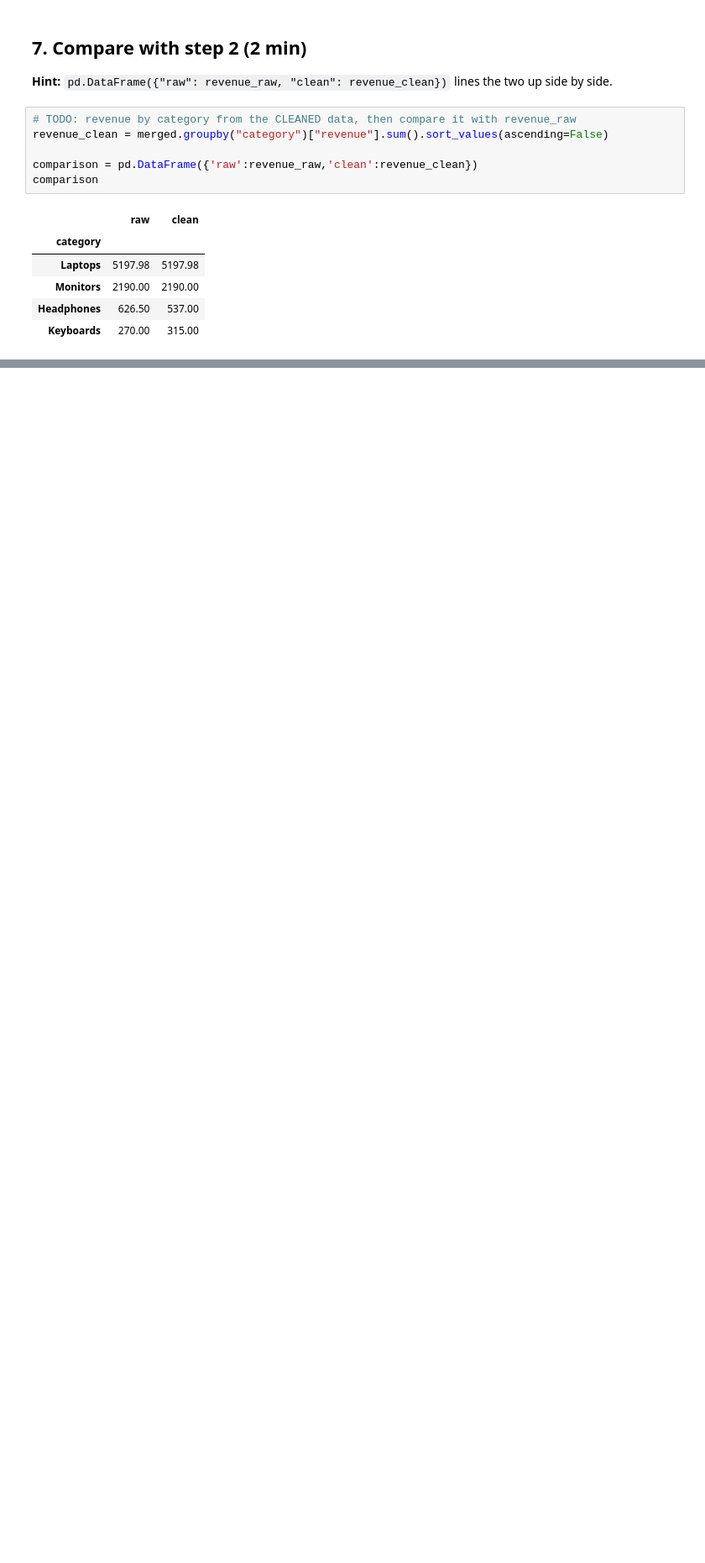
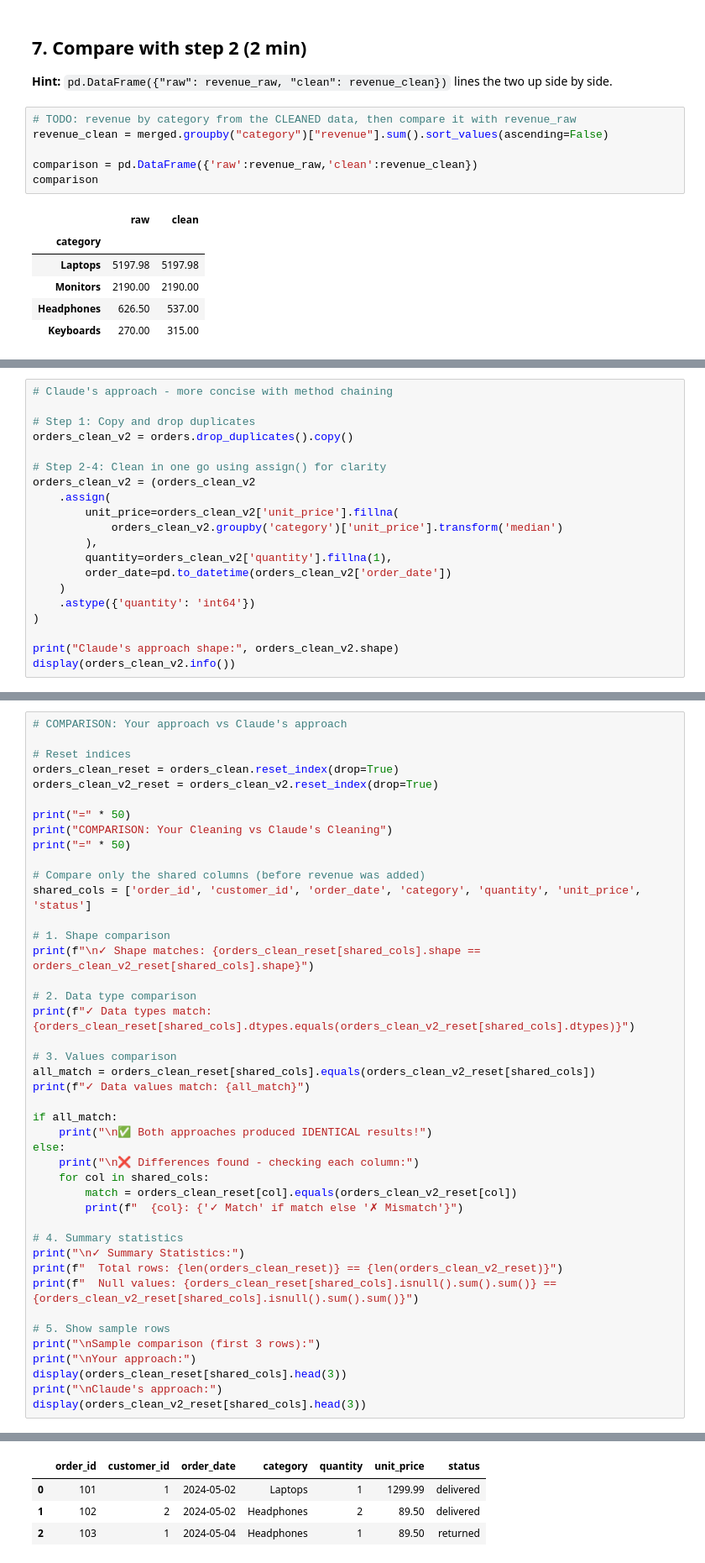
Before and after one commit to ingepsicomaster/SoftwareTools, a Jupyter notebook: w4/AML3303_Week3_InClass_Lab.ipynb, the cells around one changed output, grey strips where cells are left out. Shown at 84% size. Drawn from its saved outputs; the diff is of its cells as text; blank space fills up the shorter version.

```diff
--- a/w4/AML3303_Week3_InClass_Lab.ipynb
+++ b/w4/AML3303_Week3_InClass_Lab.ipynb
@@ -321,0 +346,20 @@ Save the notebook, push it to your GitHub repo, and paste the repo link in the c
+# %%
+# Claude's approach - more concise with method chaining
+
+# Step 1: Copy and drop duplicates
+orders_clean_v2 = orders.drop_duplicates().copy()
+
+# Step 2-4: Clean in one go using assign() for clarity
+orders_clean_v2 = (orders_clean_v2
+    .assign(
+        unit_price=orders_clean_v2['unit_price'].fillna(
+            orders_clean_v2.groupby('category')['unit_price'].transform('median')
+        ),
+        quantity=orders_clean_v2['quantity'].fillna(1),
+        order_date=pd.to_datetime(orders_clean_v2['order_date'])
+    )
+    .astype({'quantity': 'int64'})
+)
+
+print("Claude's approach shape:", orders_clean_v2.shape)
+display(orders_clean_v2.info())
@@ -321,0 +385,44 @@ Save the notebook, push it to your GitHub repo, and paste the repo link in the c
+# %%
+# COMPARISON: Your approach vs Claude's approach
+
+# Reset indices
+orders_clean_reset = orders_clean.reset_index(drop=True)
+orders_clean_v2_reset = orders_clean_v2.reset_index(drop=True)
+
+print("=" * 50)
+print("COMPARISON: Your Cleaning vs Claude's Cleaning")
+print("=" * 50)
+
+# Compare only the shared columns (before revenue was added)
+shared_cols = ['order_id', 'customer_id', 'order_date', 'category', 'quantity', 'unit_price', 'status']
+
+# 1. Shape comparison
+print(f"\n✓ Shape matches: {orders_clean_reset[shared_cols].shape == orders_clean_v2_reset[shared_cols].shape}")
+
+# 2. Data type comparison
+print(f"✓ Data types match: {orders_clean_reset[shared_cols].dtypes.equals(orders_clean_v2_reset[shared_cols].dtypes)}")
+
+# 3. Values comparison
+all_match = orders_clean_reset[shared_cols].equals(orders_clean_v2_reset[shared_cols])
+print(f"✓ Data values match: {all_match}")
+
+if all_match:
+    print("\n✅ Both approaches produced IDENTICAL results!")
+else:
+    print("\n❌ Differences found - checking each column:")
+    for col in shared_cols:
+        match = orders_clean_reset[col].equals(orders_clean_v2_reset[col])
+        print(f"  {col}: {'✓ Match' if match else '✗ Mismatch'}")
+
+# 4. Summary statistics
+print("\n✓ Summary Statistics:")
+print(f"  Total rows: {len(orders_clean_reset)} == {len(orders_clean_v2_reset)}")
+print(f"  Null values: {orders_clean_reset[shared_cols].isnull().sum().sum()} == {orders_clean_v2_reset[shared_cols].isnull().sum().sum()}")
+
+# 5. Show sample rows
+print("\nSample comparison (first 3 rows):")
+print("\nYour approach:")
+display(orders_clean_reset[shared_cols].head(3))
+print("\nClaude's approach:")
+display(orders_clean_v2_reset[shared_cols].head(3))
+# %% [output]
@@ -321,0 +446,4 @@ Save the notebook, push it to your GitHub repo, and paste the repo link in the c
+|  | order_id | customer_id | order_date | category | quantity | unit_price | status |
+| 0 | 101 | 1 | 2024-05-02 | Laptops | 1 | 1299.99 | delivered |
+| 1 | 102 | 2 | 2024-05-02 | Headphones | 2 | 89.50 | delivered |
+| 2 | 103 | 1 | 2024-05-04 | Headphones | 1 | 89.50 | returned |
```
Also changed, not shown: parts of 7 cells of this notebook.
